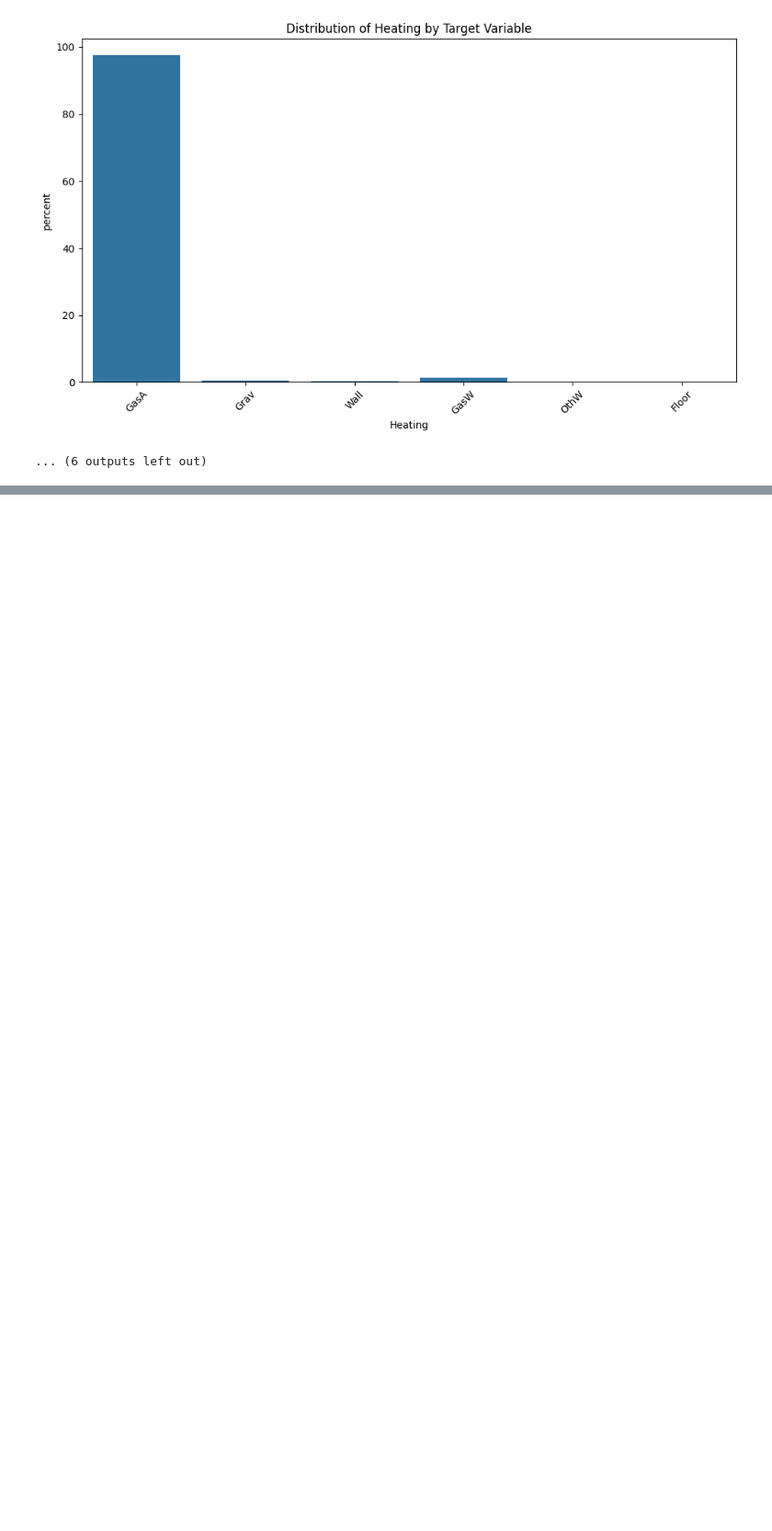
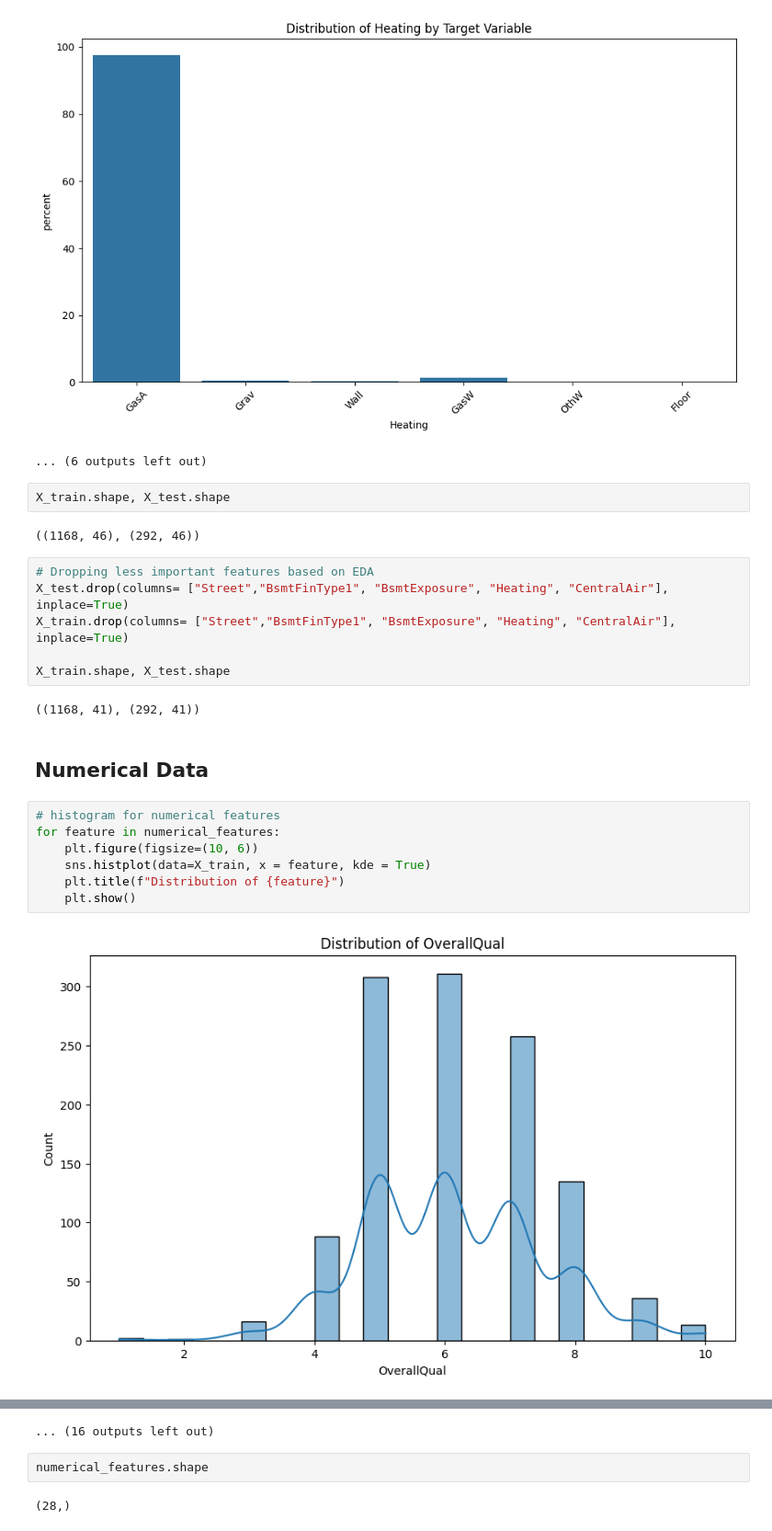
Before and after one commit to akhyear/house_price_prediction, a Jupyter notebook: notebook/03_EDA.ipynb, the cells around one changed output, grey strips where cells are left out. Shown at 92% size. Saved outputs shown, nothing was run; the diff lists cells and outputs as text; blank space fills up the shorter version.

Commit message:
droped 5 categorical column and plot histogram onevery numerical feature

```diff
--- a/notebook/03_EDA.ipynb
+++ b/notebook/03_EDA.ipynb
@@ -76,3 +76,26 @@ for feature in categorical_features:
 [figure]
 [figure]
 ... (6 outputs left out)
+# %%
+X_train.shape, X_test.shape
+# %% [output]
+((1168, 46), (292, 46))
+# %%
+# Dropping less important features based on EDA
+X_test.drop(columns= ["Street","BsmtFinType1", "BsmtExposure", "Heating", "CentralAir"], inplace=True)
+X_train.drop(columns= ["Street","BsmtFinType1", "BsmtExposure", "Heating", "CentralAir"], inplace=True)
+
+X_train.shape, X_test.shape
+# %% [output]
+((1168, 41), (292, 41))
+# %% [markdown]
+## Numerical Data
+# %%
+# histogram for numerical features
+for feature in numerical_features:
+    plt.figure(figsize=(10, 6))
+    sns.histplot(data=X_train, x = feature, kde = True)
+    plt.title(f"Distribution of {feature}")
+    plt.show()
+# %% [output]
+[figure, added]
@@ -78,0 +113,5 @@ for feature in categorical_features:
+... (16 outputs left out)
+# %%
+numerical_features.shape
+# %% [output]
+(28,)
```
Also changed, not shown: parts of 1 cell of this notebook, 1 other file.
